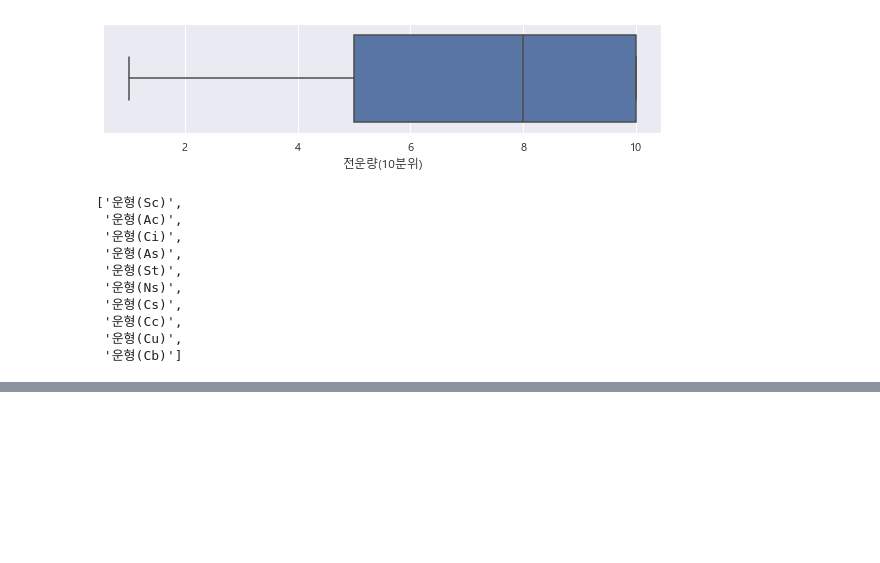
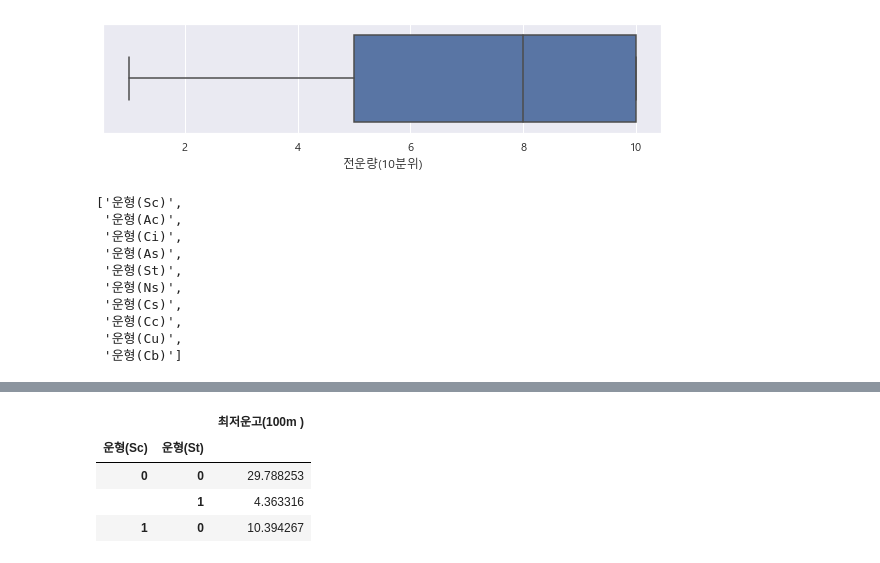
Before and after one commit to cyeongy/kt-aivle, a Jupyter notebook: 미니프로젝트2/미세먼지 실습파일/1. 데이터 불러오기 및 분석(EDA)_2차_미세먼지.ipynb, the cells around one changed output, grey strips where cells are left out. Cells and saved outputs as stored; diff of their text form; code cells hidden in the pictures; blank space fills up the shorter version.

```diff
--- a/미니프로젝트2/미세먼지 실습파일/1. 데이터 불러오기 및 분석(EDA)_2차_미세먼지.ipynb
+++ b/미니프로젝트2/미세먼지 실습파일/1. 데이터 불러오기 및 분석(EDA)_2차_미세먼지.ipynb
@@ -1178,0 +1217,10 @@ list(cloud_feature.keys())
+# %%
+weather.loc[weather['전운량(10분위)'].isna() & weather['운형(운형약어)'].isna(), '전운량(10분위)'] =
+weather.loc[weather['운형(운형약어)'].isna(), '전운량(10분위)'].mode()[0]
+weather.loc[weather['중하층운량(10분위)'].isna() & weather['운형(운형약어)'].isna(), '중하층운량(10분위)'] =
+weather.loc[weather['운형(운형약어)'].isna(), '중하층운량(10분위)'].mode()[0]
+
+weather.loc[weather['전운량(10분위)'].isna() & ~weather['운형(운형약어)'].isna(), '전운량(10분위)'] =
+weather.loc[~weather['운형(운형약어)'].isna(), '전운량(10분위)'].mode()[0]
+weather.loc[weather['중하층운량(10분위)'].isna() & ~weather['운형(운형약어)'].isna(), '중하층운량(10분위)'] =
+weather.loc[~weather['운형(운형약어)'].isna(), '중하층운량(10분위)'].mode()[0]
@@ -1178,0 +1231,21 @@ list(cloud_feature.keys())
+# %%
+temp = weather.loc[~weather['최저운고(100m )'].isna(), ['최저운고(100m )',
+                                                    '운형(Sc)',
+                                                    '운형(Ac)',
+                                                    '운형(Ci)',
+                                                    '운형(As)',
+                                                    '운형(St)',
+                                                    '운형(Ns)',
+                                                    '운형(Cs)',
+                                                    '운형(Cc)',
+                                                    '운형(Cu)',
+                                                    '운형(Cb)']]
+
+temp.groupby(by=['운형(Sc)',
+                 '운형(St)'], as_index=True)[['최저운고(100m )']].mean()
+# %% [output]
+|  |  | 최저운고(100m ) |
+| 운형(Sc) | 운형(St) |  |
+| 0 | 0 | 29.788253 |
+|  | 1 | 4.363316 |
+| 1 | 0 | 10.394267 |
```
Also changed, not shown: parts of 11 cells of this notebook, 3 other files.
